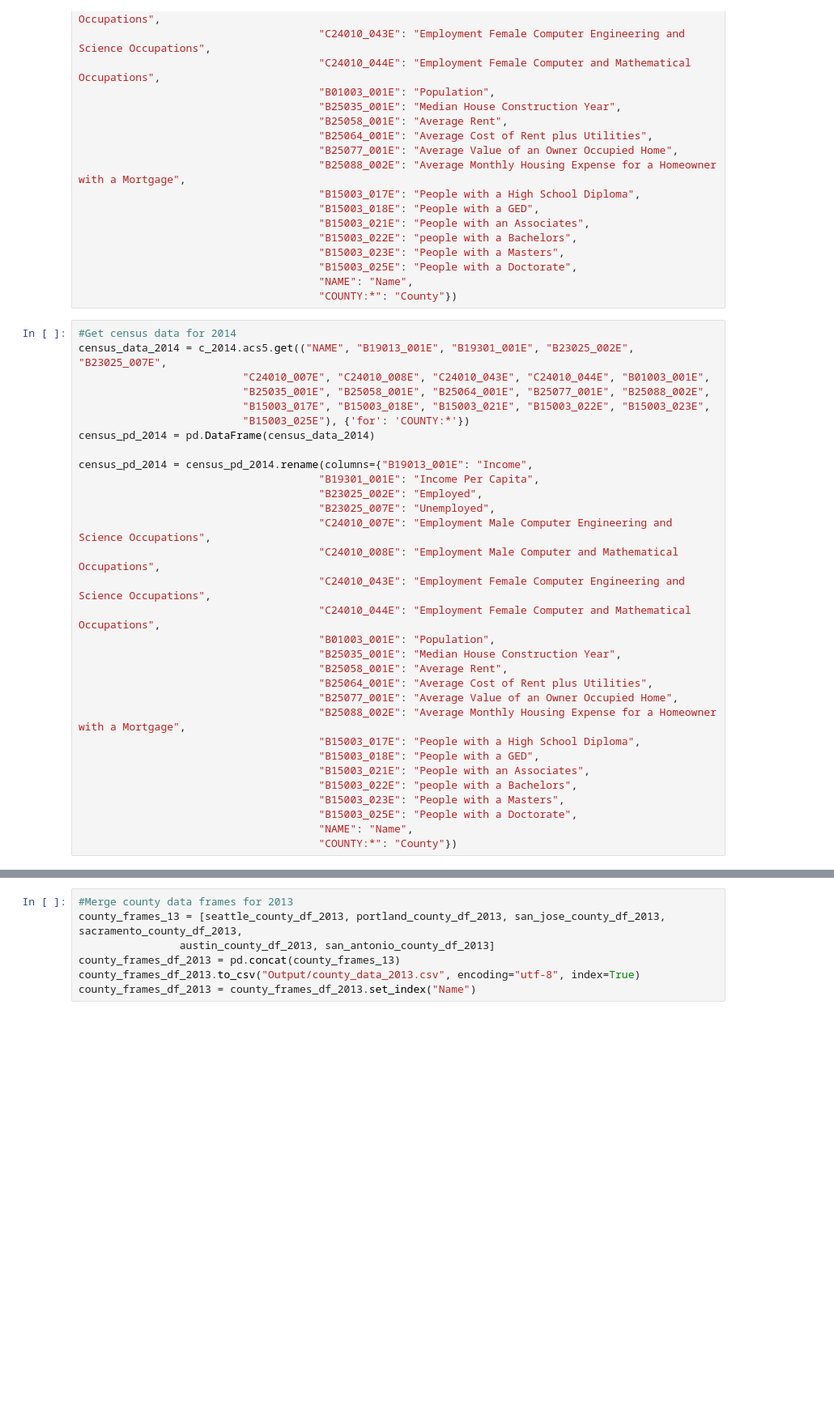
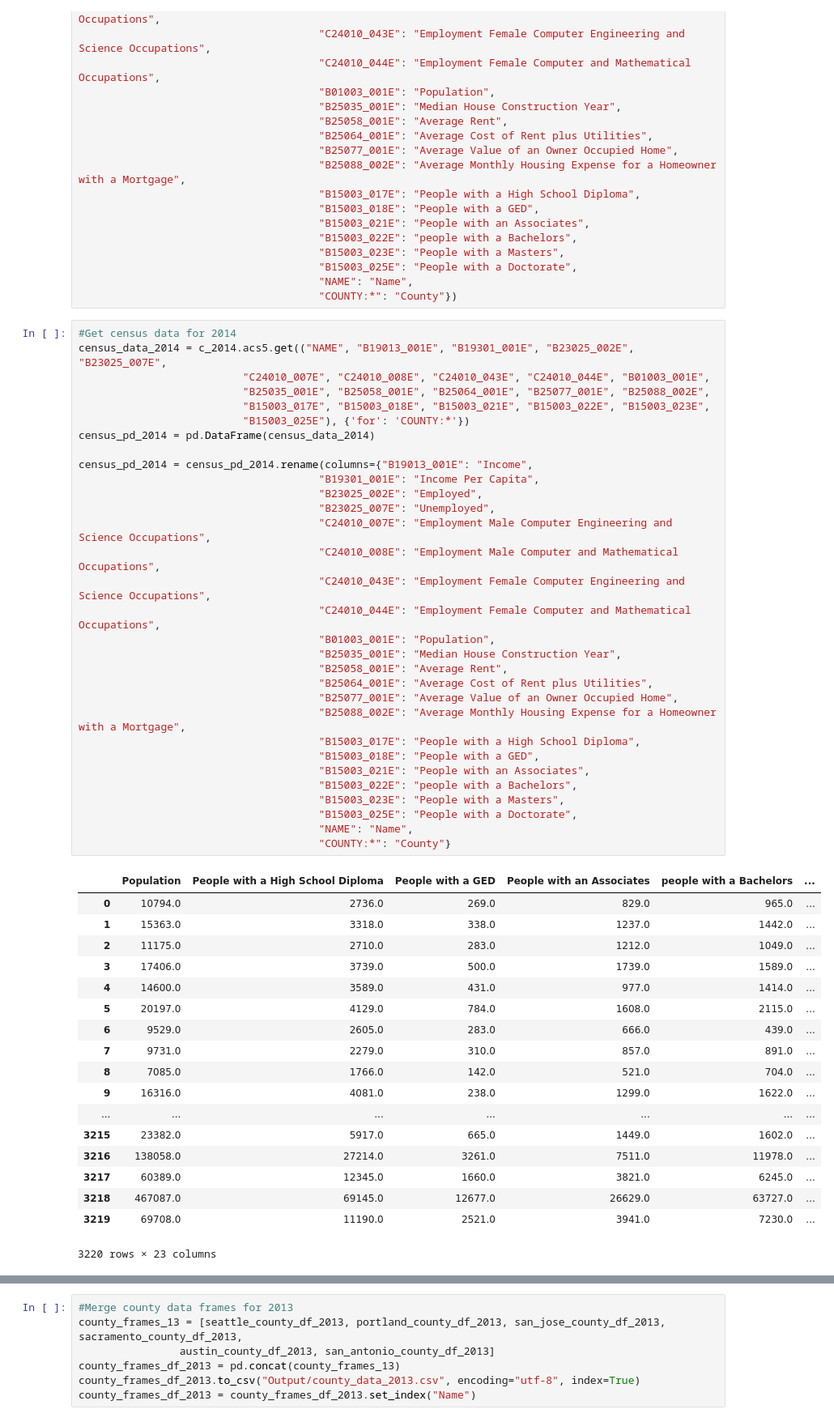
Before and after one commit to mrcjbf/project-one-repo, a Jupyter notebook: census_api.ipynb, the cells around one changed output, grey strips where cells are left out. Shown at 81% size. Drawn from its saved outputs; the diff is of its cells as text; blank space fills up the shorter version.

```diff
--- a/census_api.ipynb
+++ b/census_api.ipynb
@@ -51,34 +51,53 @@ census_pd_2013 = census_pd_2013.rename(columns={"B19013_001E": "Income",
 # %%
 #Get census data for 2014
 census_data_2014 = c_2014.acs5.get(("NAME", "B19013_001E", "B19301_001E", "B23025_002E", "B23025_007E",
                           "C24010_007E", "C24010_008E", "C24010_043E", "C24010_044E", "B01003_001E",
                           "B25035_001E", "B25058_001E", "B25064_001E", "B25077_001E", "B25088_002E",
                           "B15003_017E", "B15003_018E", "B15003_021E", "B15003_022E", "B15003_023E",
                           "B15003_025E"), {'for': 'COUNTY:*'})
 census_pd_2014 = pd.DataFrame(census_data_2014)
 
 census_pd_2014 = census_pd_2014.rename(columns={"B19013_001E": "Income",
                                       "B19301_001E": "Income Per Capita",
                                       "B23025_002E": "Employed",
                                       "B23025_007E": "Unemployed",
                                       "C24010_007E": "Employment Male Computer Engineering and Science Occupations",
                                       "C24010_008E": "Employment Male Computer and Mathematical Occupations",
                                       "C24010_043E": "Employment Female Computer Engineering and Science Occupations",
                                       "C24010_044E": "Employment Female Computer and Mathematical Occupations",
                                       "B01003_001E": "Population",
                                       "B25035_001E": "Median House Construction Year",
                                       "B25058_001E": "Average Rent",
                                       "B25064_001E": "Average Cost of Rent plus Utilities",
                                       "B25077_001E": "Average Value of an Owner Occupied Home",
                                       "B25088_002E": "Average Monthly Housing Expense for a Homeowner with a Mortgage",
                                       "B15003_017E": "People with a High School Diploma",
                                       "B15003_018E": "People with a GED",
                                       "B15003_021E": "People with an Associates",
                                       "B15003_022E": "people with a Bachelors",
                                       "B15003_023E": "People with a Masters",
                                       "B15003_025E": "People with a Doctorate",
                                       "NAME": "Name",
-                                      "COUNTY:*": "County"})
+                                      "COUNTY:*": "County"}
+# %% [output]
+|  | Population | People with a High School Diploma | People with a GED | People with an Associates | people with a Bachelors | ... |
+| 0 | 10794.0 | 2736.0 | 269.0 | 829.0 | 965.0 | ... |
+| 1 | 15363.0 | 3318.0 | 338.0 | 1237.0 | 1442.0 | ... |
+| 2 | 11175.0 | 2710.0 | 283.0 | 1212.0 | 1049.0 | ... |
+| 3 | 17406.0 | 3739.0 | 500.0 | 1739.0 | 1589.0 | ... |
+| 4 | 14600.0 | 3589.0 | 431.0 | 977.0 | 1414.0 | ... |
+| 5 | 20197.0 | 4129.0 | 784.0 | 1608.0 | 2115.0 | ... |
+| 6 | 9529.0 | 2605.0 | 283.0 | 666.0 | 439.0 | ... |
+| 7 | 9731.0 | 2279.0 | 310.0 | 857.0 | 891.0 | ... |
+| 8 | 7085.0 | 1766.0 | 142.0 | 521.0 | 704.0 | ... |
+| 9 | 16316.0 | 4081.0 | 238.0 | 1299.0 | 1622.0 | ... |
+| ... | ... | ... | ... | ... | ... | ... |
+| 3215 | 23382.0 | 5917.0 | 665.0 | 1449.0 | 1602.0 | ... |
+| 3216 | 138058.0 | 27214.0 | 3261.0 | 7511.0 | 11978.0 | ... |
+| 3217 | 60389.0 | 12345.0 | 1660.0 | 3821.0 | 6245.0 | ... |
+| 3218 | 467087.0 | 69145.0 | 12677.0 | 26629.0 | 63727.0 | ... |
+| 3219 | 69708.0 | 11190.0 | 2521.0 | 3941.0 | 7230.0 | ... |
+3220 rows × 23 columns
 # %%
 #Get census data for 2015
 census_data_2015 = c_2015.acs5.get(("NAME", "B19013_001E", "B19301_001E", "B23025_002E", "B23025_007E",
```
Also changed, not shown: parts of 2 cells of this notebook, 2 other files.
